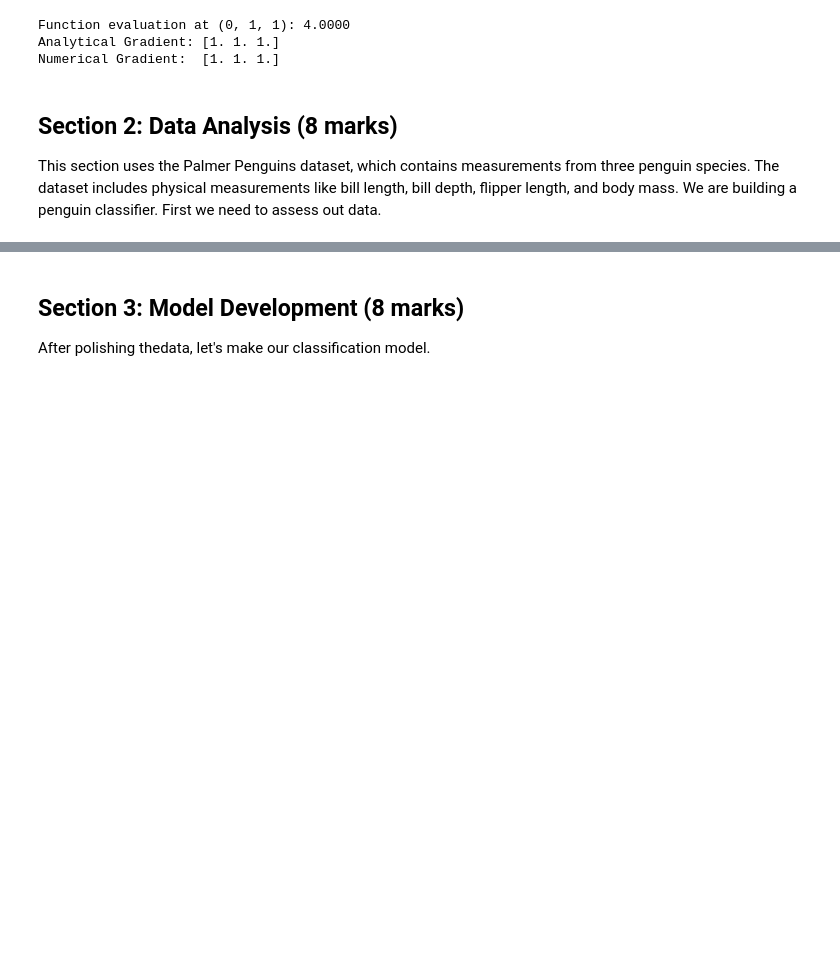
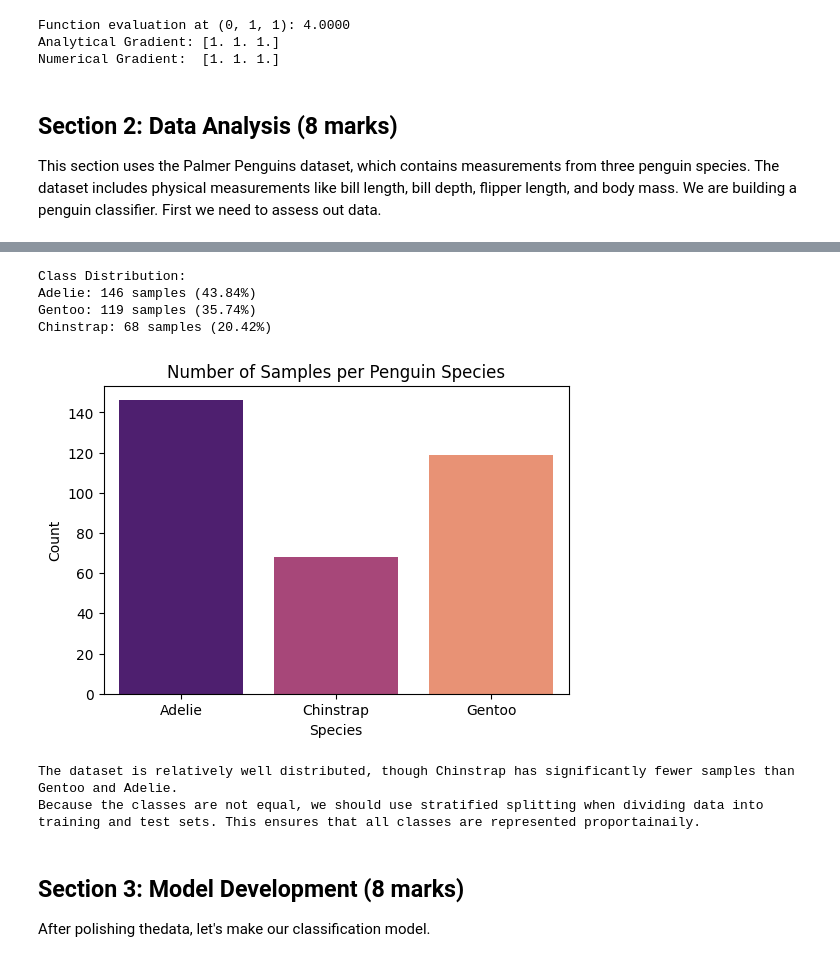
Before and after one commit to sanil04/SYSC-4415-Assignment-1, a Jupyter notebook: W2026/Assignments/A1/SYSC4415_W26_A1.ipynb, the cells around one changed output, grey strips where cells are left out. Cells and saved outputs as stored; diff of their text form; code cells hidden in the pictures; blank space fills up the shorter version.

```diff
--- a/W2026/Assignments/A1/SYSC4415_W26_A1.ipynb
+++ b/W2026/Assignments/A1/SYSC4415_W26_A1.ipynb
@@ -235,3 +290,40 @@ Analyze class distribution and discuss implications for model training:
+# %%
+"""
+Q2c (1 mark)
+Analyze class distribution and discuss implications for model training:
+- Calculate and visualize class proportions
+- Identify any class imbalance
+"""
+
+# YOUR ANSWER HERE
+
+
+class_counts = penguins_clean['species'].value_counts()
+class_proportions = penguins_clean['species'].value_counts(normalize=True)
+
+print("Class Distribution:")
+for species, count in class_counts.items():
+    print(f"{species}: {count} samples ({class_proportions[species]*100:.2f}%)")
+
+
+plt.figure(figsize=(6, 4))
+sb.countplot(data=penguins_clean, x='species', hue='species', legend=False, palette='magma')
+plt.title("Number of Samples per Penguin Species")
+plt.ylabel("Count")
+plt.xlabel("Species")
+plt.show()
+
+
+print("The dataset is relatively well distributed, though Chinstrap has significantly fewer samples than Gentoo and Adelie.")
+print("Because the classes are not equal, we should use stratified splitting when dividing data into training and test sets. This ensures that all classes are represented proportainaily.")
+# %% [output]
+Class Distribution:
+Adelie: 146 samples (43.84%)
+Gentoo: 119 samples (35.74%)
+Chinstrap: 68 samples (20.42%)
+[figure, added]
+The dataset is relatively well distributed, though Chinstrap has significantly fewer samples than Gentoo and Adelie.
+Because the classes are not equal, we should use stratified splitting when dividing data into training and test sets. This ensures that all classes are represented proportainaily.
 # %% [markdown]
 ## Section 3: Model Development (8 marks)
 After polishing thedata, let's make our classification model.
```
Also changed, not shown: parts of 4 cells of this notebook.
